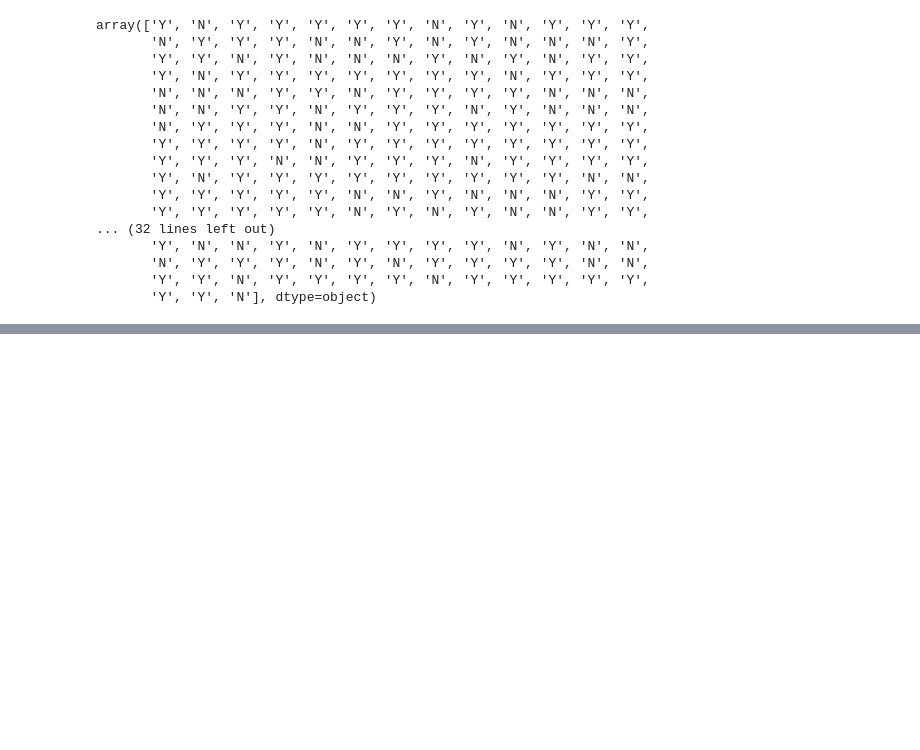
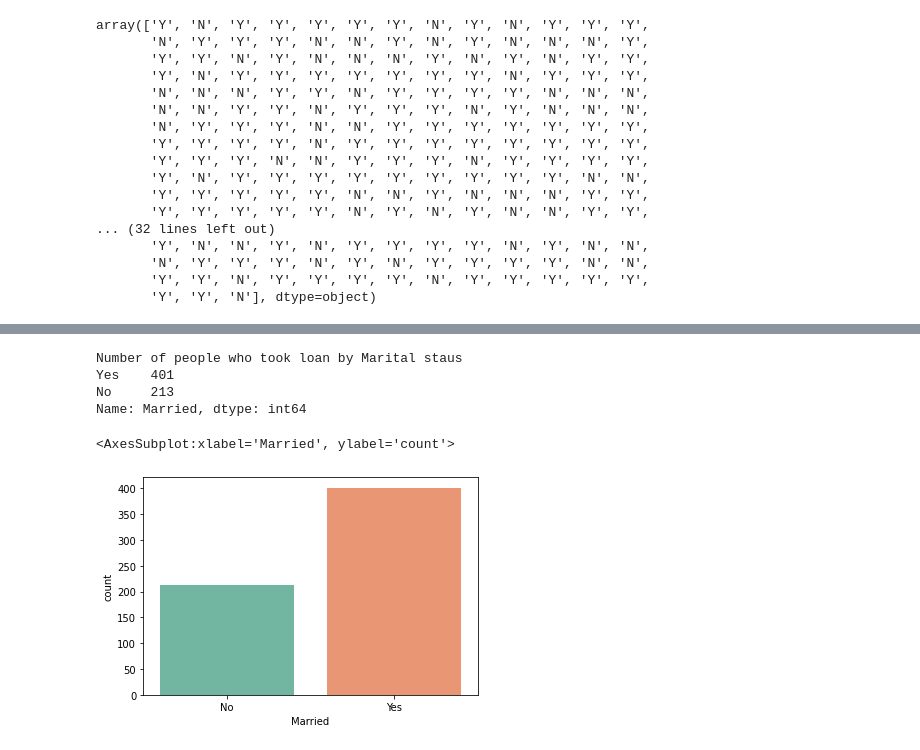
Before and after one commit to BibekRai44/Loan-Approval-Analysis, a Jupyter notebook: loan-approval-analysis.ipynb, the cells around one changed output, grey strips where cells are left out. Cells and saved outputs as stored; diff of their text form; code cells hidden in the pictures; blank space fills up the shorter version.

```diff
--- a/loan-approval-analysis.ipynb
+++ b/loan-approval-analysis.ipynb
@@ -223,0 +245,11 @@ array(['Y', 'N', 'Y', 'Y', 'Y', 'Y', 'Y', 'N', 'Y', 'N', 'Y', 'Y', 'Y',
+# %%
+print("Number of people who took loan by Marital staus")
+print(df['Married'].value_counts())
+sns.countplot(x='Married',data=df,palette='Set2')
+# %% [output]
+Number of people who took loan by Marital staus
+Yes    401
+No     213
+Name: Married, dtype: int64
+<AxesSubplot:xlabel='Married', ylabel='count'>
+[figure, added]
```
Also changed, not shown: parts of 15 cells of this notebook.
